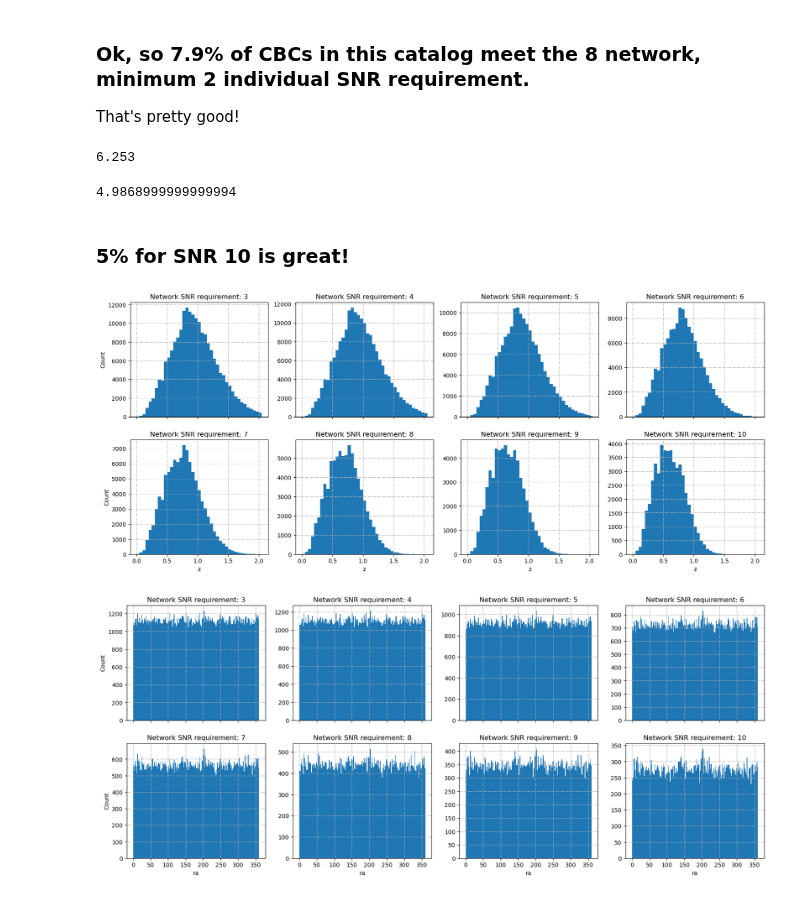
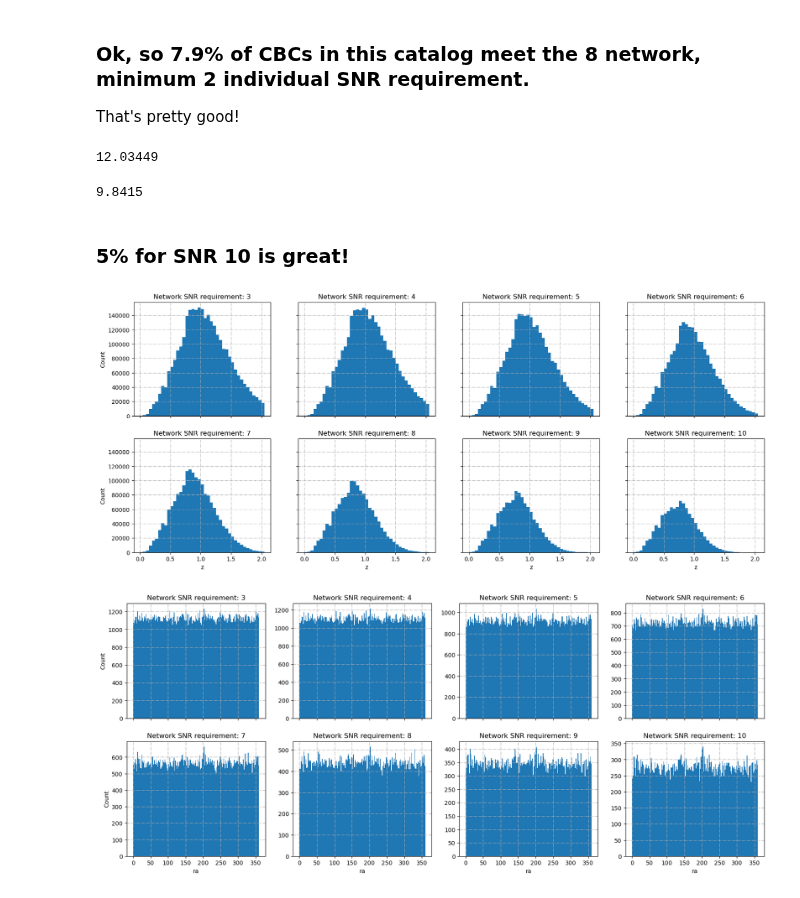
Before and after one commit to LSSTDESC/gwStreetlights, a Jupyter notebook: CBCCats/CheckSNROutputs.ipynb, the cells around one changed output. Saved outputs shown, nothing was run; the diff lists cells and outputs as text; code cells hidden in the pictures.

```diff
--- a/CBCCats/CheckSNROutputs.ipynb
+++ b/CBCCats/CheckSNROutputs.ipynb
@@ -1,7 +1,7 @@
 # %% [markdown]
 # Check the SNR of events in the CBC catalog
 # %%
-smallPath = "/global/homes/s/seanmacb/DESC/DESC-GW/gwStreetlights/data/mergers-w=Lum,n=1e6,FromSkySim50_withBilby_andSNR.csv"
+smallPath = "/global/homes/s/seanmacb/DESC/DESC-GW/gwStreetlights/data/mockCBCCatalog_csvs/BBHs_0,aligned,sampledPlusSNR.csv"
 import pandas as pd
 import matplotlib.pyplot as plt
 import numpy as np
@@ -23,13 +23,13 @@ len(np.where(np.logical_and(smallDF["Network SNR"]>9,smallDF["Individual SNR min
 
 That's pretty good!
 # %%
-len(np.where(np.logical_and(smallDF["Network SNR"]>9,smallDF["Individual SNR minimum"]>2)==True)[0])/len(smallDF) * 100
+len(np.where(np.logical_and(smallDF["Network SNR"]>9,smallDF["minimum individual SNR"]>2)==True)[0])/len(smallDF) * 100
 # %% [output]
-6.253
+12.03449
 # %%
-len(np.where(np.logical_and(smallDF["Network SNR"]>10,smallDF["Individual SNR minimum"]>2)==True)[0])/len(smallDF) * 100
+len(np.where(np.logical_and(smallDF["Network SNR"]>10,smallDF["minimum individual SNR"]>2)==True)[0])/len(smallDF) * 100
 # %% [output]
-4.9868999999999994
+9.8415
 # %% [markdown]
 ### 5% for SNR 10 is great!
 # %%
@@ -37,19 +37,19 @@ len(np.where(np.logical_and(smallDF["Network SNR"]>10,smallDF["Individual SNR mi
 # snr9Indices = np.argwhere(np.logical_and(smallDF["Network SNR"]>9,smallDF["Individual SNR minimum"]>2)==True).T[0]
 # snr10Indices = np.argwhere(np.logical_and(smallDF["Network SNR"]>10,smallDF["Individual SNR minimum"]>2)==True).T[0]
 # %%
-fig,axs = plt.subplots(2,4,sharex=True,figsize=[20,8])
+fig,axs = plt.subplots(2,4,sharex=True, sharey=True,figsize=[20,8])
 for ind,ax in zip(np.arange(3,11),axs.flatten()):
-    myInd = np.argwhere(np.logical_and(smallDF["Network SNR"]>ind,smallDF["Individual SNR minimum"]>2)==True).T[0]
+    myInd = np.argwhere(np.logical_and(smallDF["Network SNR"]>ind,smallDF["minimum individual SNR"]>2)==True).T[0]
     subsample = smallDF.loc[myInd]
     ax.hist(subsample["redshiftHubble"],bins=np.arange(0,2.1,step=0.05))
     ax.set_title("Network SNR requirement: {}".format(ind))
     ax.grid(ls='-.')
 for ax in axs[-1,:]:
     ax.set_xlabel("z")
 for ax in axs[:,0]:
     ax.set_ylabel("Count")
 # %% [output]
-[figure, old version]
+[figure, new version]
 # %%
 fig,axs = plt.subplots(2,4,sharex=True,figsize=[20,8])
 for ind,ax in zip(np.arange(3,11),axs.flatten()):
```
Also changed, not shown: parts of 3 cells of this notebook, 4 other files.
